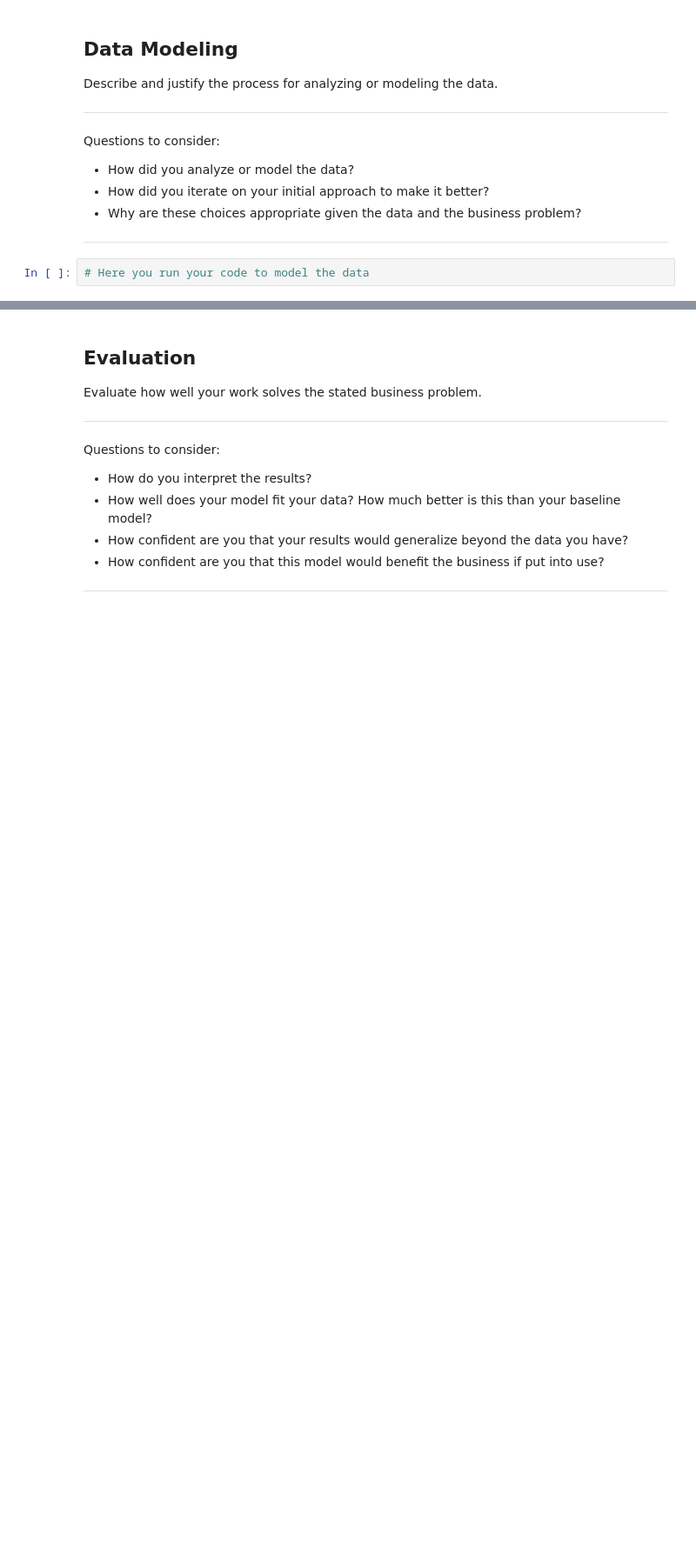
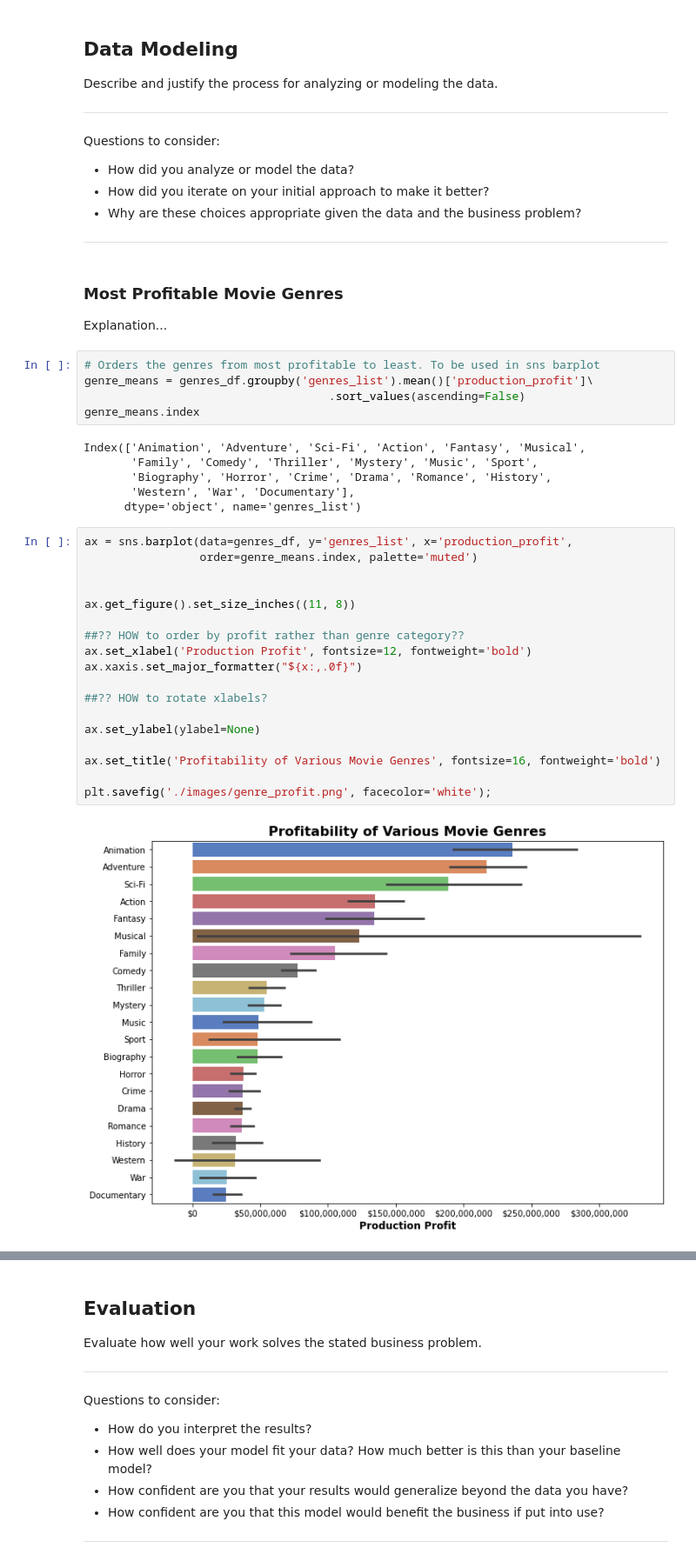
Before and after one commit to kevin-culver/Microsoft_Movie_Analysis, a Jupyter notebook: Microsoft_Movie_Analysis.ipynb, the cells around one changed output, grey strips where cells are left out. Shown at 87% size. Cells and saved outputs as stored; diff of their text form; blank space fills up the shorter version.

Commit message:
add visual graphs to final notebook

```diff
--- a/Microsoft_Movie_Analysis.ipynb
+++ b/Microsoft_Movie_Analysis.ipynb
@@ -294,5 +297,38 @@ Questions to consider:
 * How did you iterate on your initial approach to make it better?
 * Why are these choices appropriate given the data and the business problem?
 ***
-# %%
-# Here you run your code to model the data
+# %% [markdown]
+### Most Profitable Movie Genres
+
+Explanation...
+# %%
+# Orders the genres from most profitable to least. To be used in sns barplot
+genre_means = genres_df.groupby('genres_list').mean()['production_profit']\
+                                    .sort_values(ascending=False)
+genre_means.index
+# %% [output]
+Index(['Animation', 'Adventure', 'Sci-Fi', 'Action', 'Fantasy', 'Musical',
+       'Family', 'Comedy', 'Thriller', 'Mystery', 'Music', 'Sport',
+       'Biography', 'Horror', 'Crime', 'Drama', 'Romance', 'History',
+       'Western', 'War', 'Documentary'],
+      dtype='object', name='genres_list')
+# %%
+ax = sns.barplot(data=genres_df, y='genres_list', x='production_profit',
+                 order=genre_means.index, palette='muted')
+
+
+ax.get_figure().set_size_inches((11, 8))
+
+##?? HOW to order by profit rather than genre category??
+ax.set_xlabel('Production Profit', fontsize=12, fontweight='bold')
+ax.xaxis.set_major_formatter("${x:,.0f}")
+
+##?? HOW to rotate xlabels?
+
+ax.set_ylabel(ylabel=None)
+
+ax.set_title('Profitability of Various Movie Genres', fontsize=16, fontweight='bold')
+
+plt.savefig('./images/genre_profit.png', facecolor='white');
+# %% [output]
+[figure, added]
```
Also changed, not shown: parts of 13 cells of this notebook, 2 other files.
